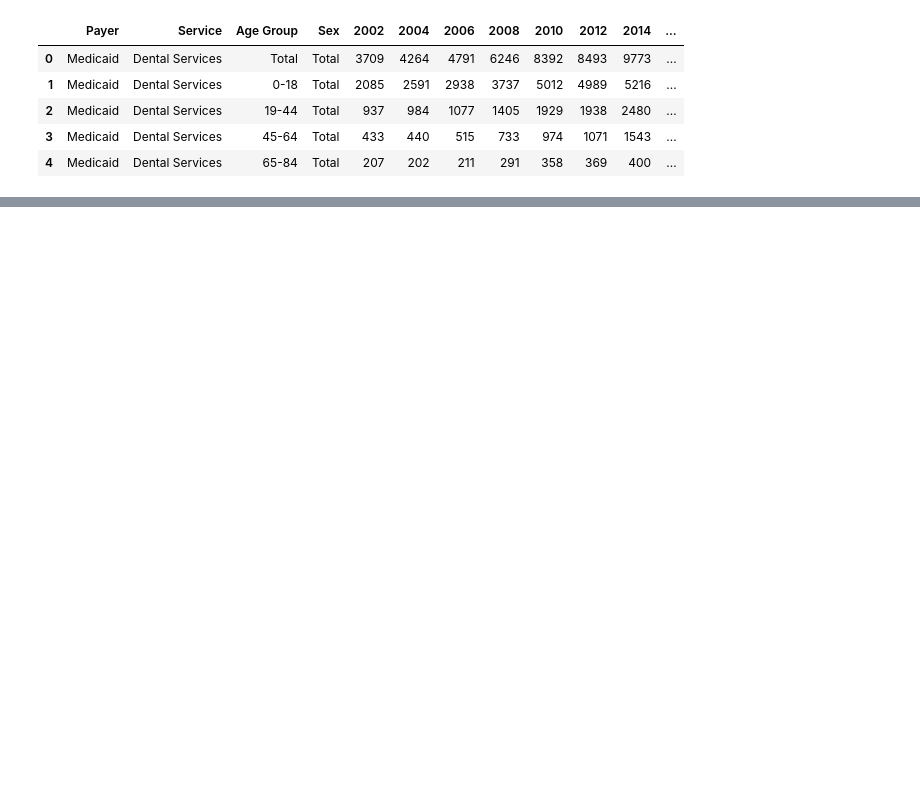
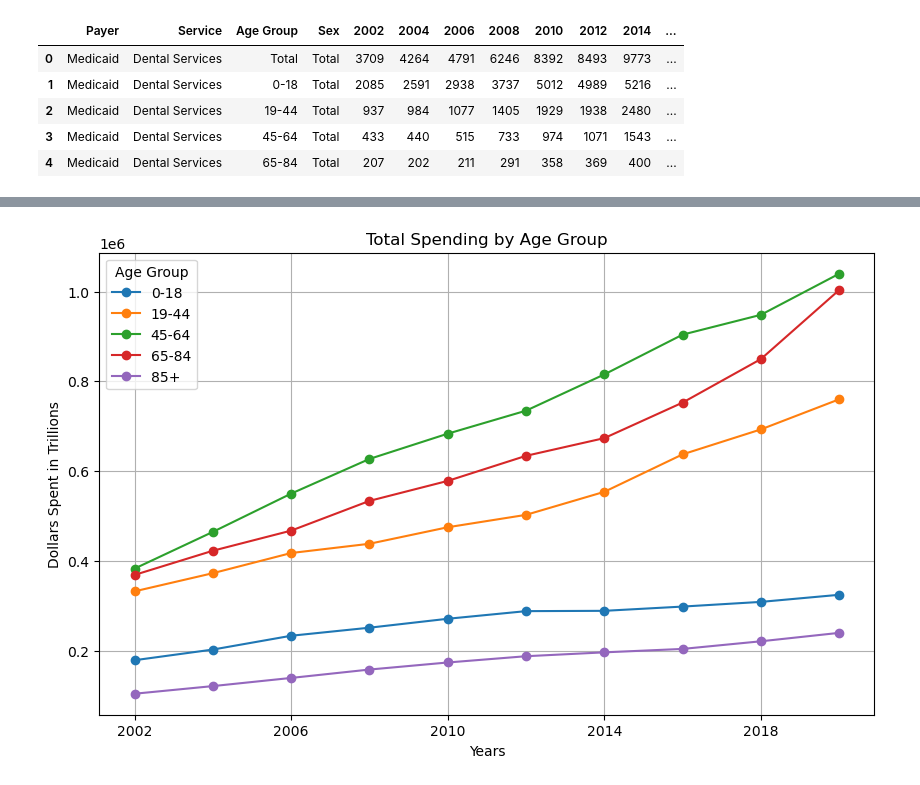
Before and after one commit to vokouns/us-healthcare-spending, a Jupyter notebook: US_Healthcare_IP.ipynb, the cells around one changed output, grey strips where cells are left out. Saved outputs shown, nothing was run; the diff lists cells and outputs as text; code cells hidden in the pictures; blank space fills up the shorter version.

```diff
--- a/US_Healthcare_IP.ipynb
+++ b/US_Healthcare_IP.ipynb
@@ -76,0 +128,3 @@ health_data_clean
+# %%
+totals_age_group = sex_totals[sex_totals["Age Group"] != "Total"]
+totals_age_group
@@ -76,0 +138,3 @@ health_data_clean
+# %%
+final_age_groups = totals_age_group.loc[:,["Age Group", "2002", "2004", "2006", "2008", "2010", "2012", "2014", "2016", "2018", "2020"]]
+final_age_groups
@@ -76,0 +148,3 @@ health_data_clean
+# %%
+age_group = final_age_groups.set_index("Age Group")
+age_group
@@ -76,0 +159,3 @@ health_data_clean
+# %%
+age_group_flip = age_group.T
+age_group_flip
@@ -76,0 +174,12 @@ health_data_clean
+# %%
+age_group_flip.plot(kind='line', marker='o', figsize=(10,6))
+
+plt.title("Total Spending by Age Group")
+plt.xlabel("Years")
+plt.ylabel("Dollars Spent in Trillions")
+plt.grid(True)
+plt.show
+
+plt.savefig("Figures\Total_Spending_Age.png")
+# %% [output]
+[figure, added]
```
Also changed, not shown: parts of 20 cells of this notebook, 2 other files.
